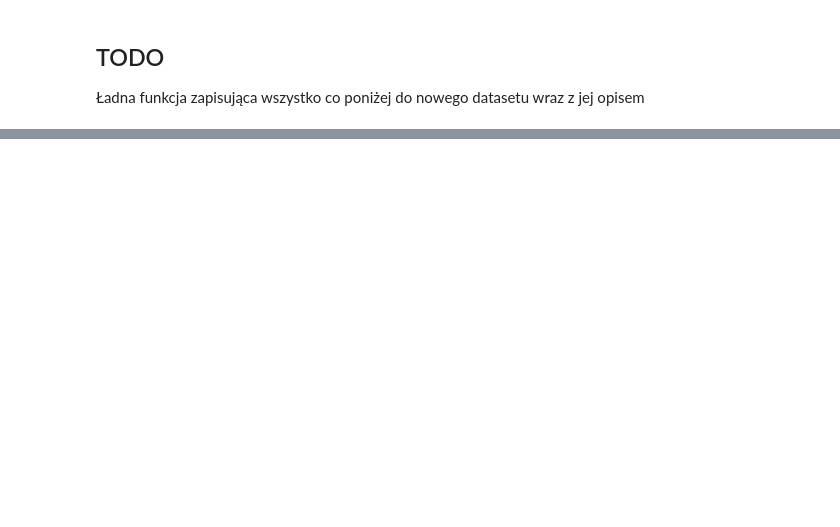
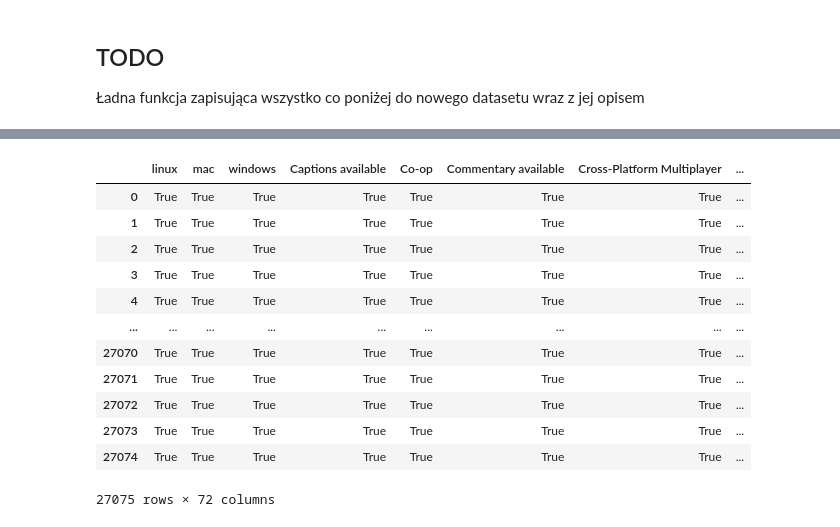
Before and after one commit to KrystianWojakiewicz/SteamGamesPredictor, a Jupyter notebook: src/data_shuffle/jupyter/steam_predictor.ipynb, the cells around one changed output, grey strips where cells are left out. Cells and saved outputs as stored; diff of their text form; code cells hidden in the pictures; blank space fills up the shorter version.

```diff
--- a/src/data_shuffle/jupyter/steam_predictor.ipynb
+++ b/src/data_shuffle/jupyter/steam_predictor.ipynb
@@ -318,0 +346,16 @@ enc_steam
+# %%
+enc_steam == produce_encoded_dataframe()
+# %% [output]
+|  | linux | mac | windows | Captions available | Co-op | Commentary available | Cross-Platform Multiplayer | ... |
+| 0 | True | True | True | True | True | True | True | ... |
+| 1 | True | True | True | True | True | True | True | ... |
+| 2 | True | True | True | True | True | True | True | ... |
+| 3 | True | True | True | True | True | True | True | ... |
+| 4 | True | True | True | True | True | True | True | ... |
+| ... | ... | ... | ... | ... | ... | ... | ... | ... |
+| 27070 | True | True | True | True | True | True | True | ... |
+| 27071 | True | True | True | True | True | True | True | ... |
+| 27072 | True | True | True | True | True | True | True | ... |
+| 27073 | True | True | True | True | True | True | True | ... |
+| 27074 | True | True | True | True | True | True | True | ... |
+27075 rows × 72 columns
```
Also changed, not shown: parts of 5 cells of this notebook, 4 other files.
